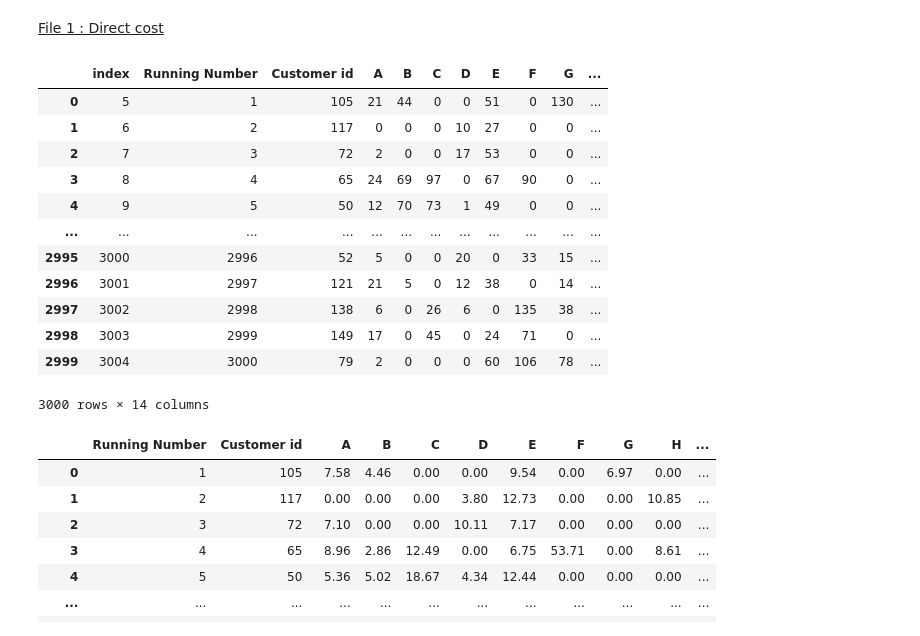
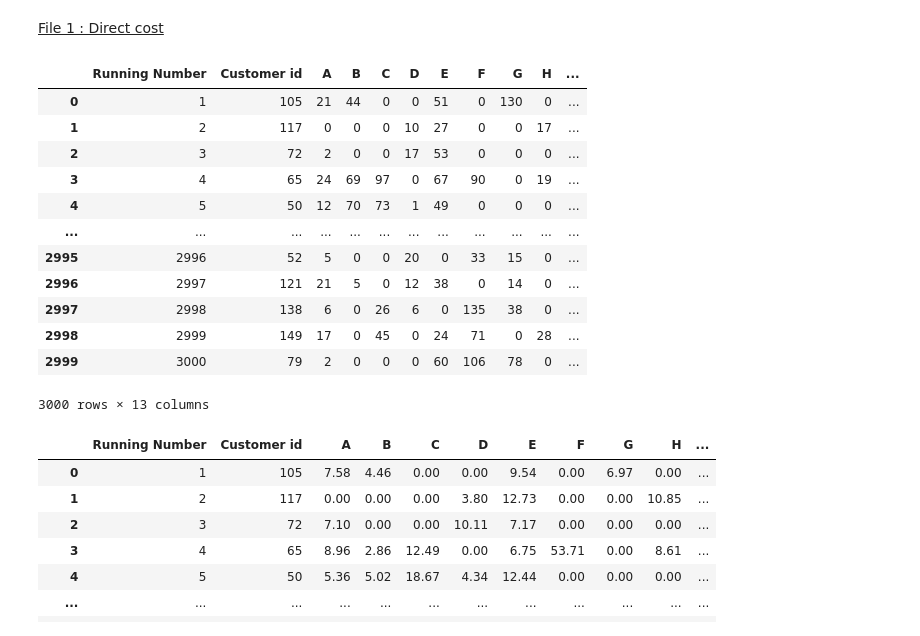
Before and after one commit to PaulineMalaguti/EBA3630, a Jupyter notebook: Customer Profitability Index/Problem 2/2customerprofitability.ipynb, the cells around one changed output. Drawn from its saved outputs; the diff is of its cells as text; code cells hidden in the pictures.

```diff
--- a/Customer Profitability Index/Problem 2/2customerprofitability.ipynb
+++ b/Customer Profitability Index/Problem 2/2customerprofitability.ipynb
@@ -39,29 +39,29 @@ col
 # %%
 direct_cost = pd.read_csv('Direct cost sheet.csv', delimiter=';', encoding= 'unicode_escape')
 direct_cost.dropna(axis = 0, how = 'all', inplace = True)
 direct_cost.dropna(axis = 1, how = 'all', inplace = True)
 direct_cost.drop(direct_cost.head(5).index,inplace=True)
 
 # Create a dataframe for the components used in direct cost
 direct_driver_used = direct_cost.iloc[:,:len(products)+2].copy()
 direct_driver_used.columns = col
 direct_driver_used = direct_driver_used.apply(lambda x: x.astype(np.int))
-direct_driver_used.reset_index(inplace= True)
+direct_driver_used.reset_index(inplace= True, drop = True)
 direct_driver_used
 # %% [output]
-|  | index | Running Number | Customer id | A | B | C | D | E | F | G | ... |
-| 0 | 5 | 1 | 105 | 21 | 44 | 0 | 0 | 51 | 0 | 130 | ... |
-| 1 | 6 | 2 | 117 | 0 | 0 | 0 | 10 | 27 | 0 | 0 | ... |
-| 2 | 7 | 3 | 72 | 2 | 0 | 0 | 17 | 53 | 0 | 0 | ... |
-| 3 | 8 | 4 | 65 | 24 | 69 | 97 | 0 | 67 | 90 | 0 | ... |
-| 4 | 9 | 5 | 50 | 12 | 70 | 73 | 1 | 49 | 0 | 0 | ... |
+|  | Running Number | Customer id | A | B | C | D | E | F | G | H | ... |
+| 0 | 1 | 105 | 21 | 44 | 0 | 0 | 51 | 0 | 130 | 0 | ... |
+| 1 | 2 | 117 | 0 | 0 | 0 | 10 | 27 | 0 | 0 | 17 | ... |
+| 2 | 3 | 72 | 2 | 0 | 0 | 17 | 53 | 0 | 0 | 0 | ... |
+| 3 | 4 | 65 | 24 | 69 | 97 | 0 | 67 | 90 | 0 | 19 | ... |
+| 4 | 5 | 50 | 12 | 70 | 73 | 1 | 49 | 0 | 0 | 0 | ... |
 | ... | ... | ... | ... | ... | ... | ... | ... | ... | ... | ... | ... |
-| 2995 | 3000 | 2996 | 52 | 5 | 0 | 0 | 20 | 0 | 33 | 15 | ... |
-| 2996 | 3001 | 2997 | 121 | 21 | 5 | 0 | 12 | 38 | 0 | 14 | ... |
-| 2997 | 3002 | 2998 | 138 | 6 | 0 | 26 | 6 | 0 | 135 | 38 | ... |
-| 2998 | 3003 | 2999 | 149 | 17 | 0 | 45 | 0 | 24 | 71 | 0 | ... |
-| 2999 | 3004 | 3000 | 79 | 2 | 0 | 0 | 0 | 60 | 106 | 78 | ... |
+| 2995 | 2996 | 52 | 5 | 0 | 0 | 20 | 0 | 33 | 15 | 0 | ... |
+| 2996 | 2997 | 121 | 21 | 5 | 0 | 12 | 38 | 0 | 14 | 0 | ... |
+| 2997 | 2998 | 138 | 6 | 0 | 26 | 6 | 0 | 135 | 38 | 0 | ... |
+| 2998 | 2999 | 149 | 17 | 0 | 45 | 0 | 24 | 71 | 0 | 28 | ... |
+| 2999 | 3000 | 79 | 2 | 0 | 0 | 0 | 60 | 106 | 78 | 0 | ... |
-3000 rows × 14 columns
+3000 rows × 13 columns
 # %%
 #Dataframe for direct cost per component per order
 direct_cost_order_v1 = direct_cost.iloc[:,len(products)+2:len(products)*2+2]
```
Also changed, not shown: parts of 5 cells of this notebook.
